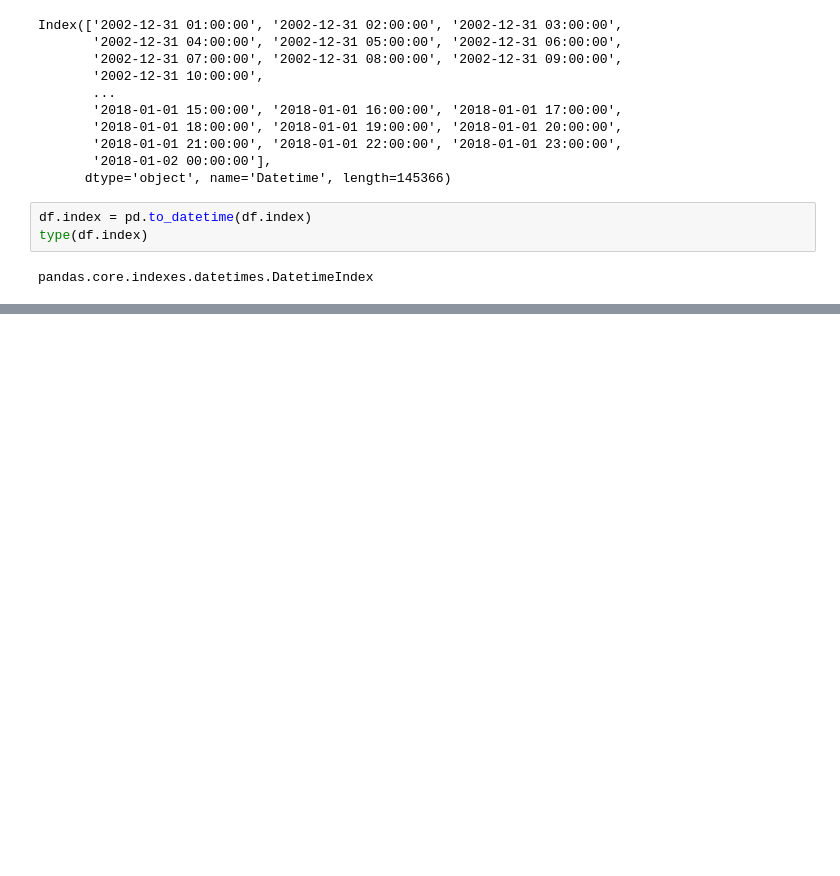
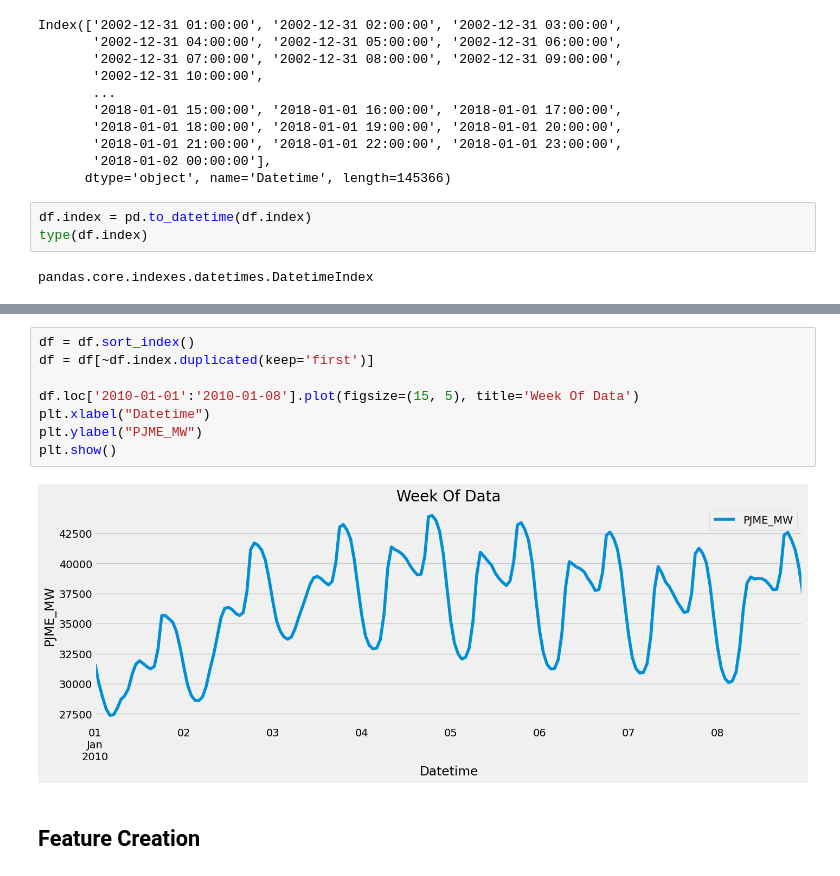
Before and after one commit to danula-rathnayaka/hourly-energy-forecast, a Jupyter notebook: Time_Series_Forecasting_Energy_Baseline.ipynb, the cells around one changed output, grey strips where cells are left out. Saved outputs shown, nothing was run; the diff lists cells and outputs as text; blank space fills up the shorter version.

```diff
--- a/Time_Series_Forecasting_Energy_Baseline.ipynb
+++ b/Time_Series_Forecasting_Energy_Baseline.ipynb
@@ -59,0 +79,12 @@ plt.show()
+# %%
+df = df.sort_index()
+df = df[~df.index.duplicated(keep='first')]
+
+df.loc['2010-01-01':'2010-01-08'].plot(figsize=(15, 5), title='Week Of Data')
+plt.xlabel("Datetime")
+plt.ylabel("PJME_MW")
+plt.show()
+# %% [output]
+[figure, added]
+# %% [markdown]
+## Feature Creation
```
Also changed, not shown: parts of 9 cells of this notebook.
